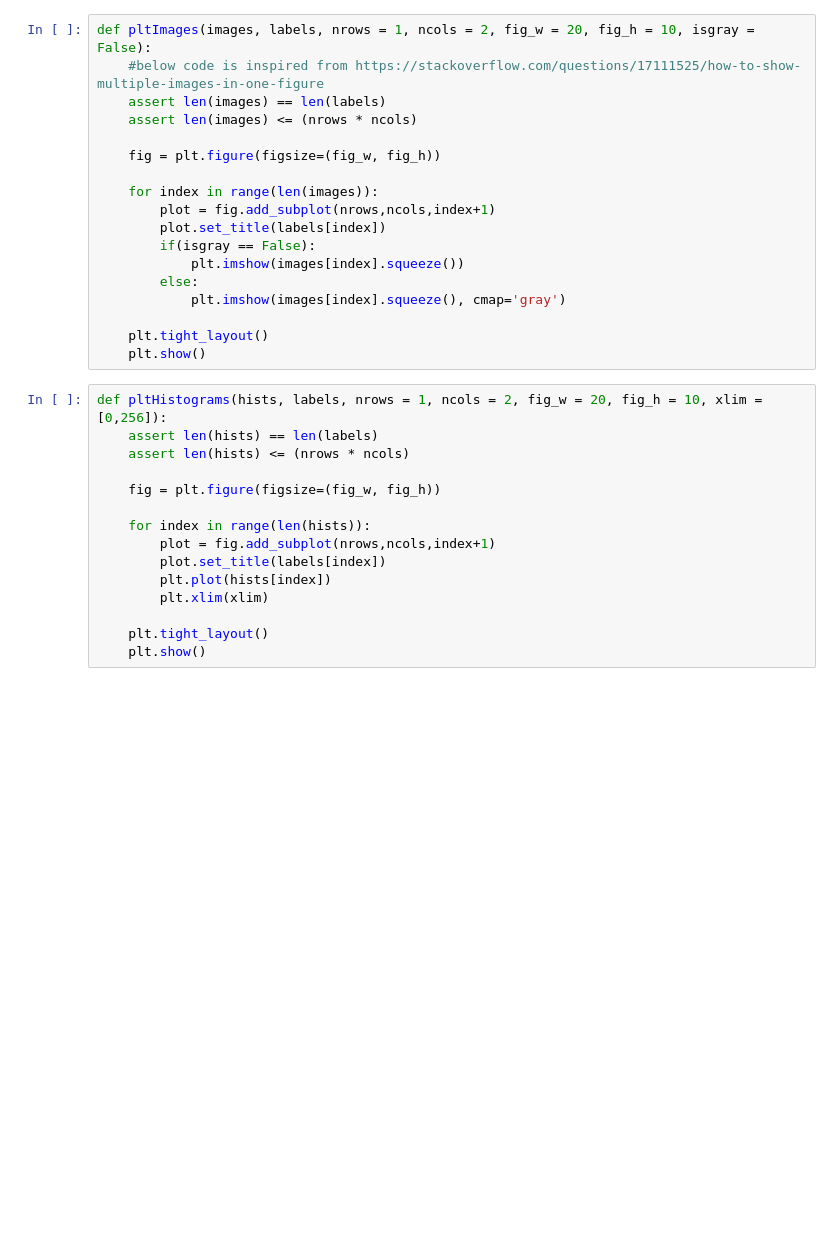
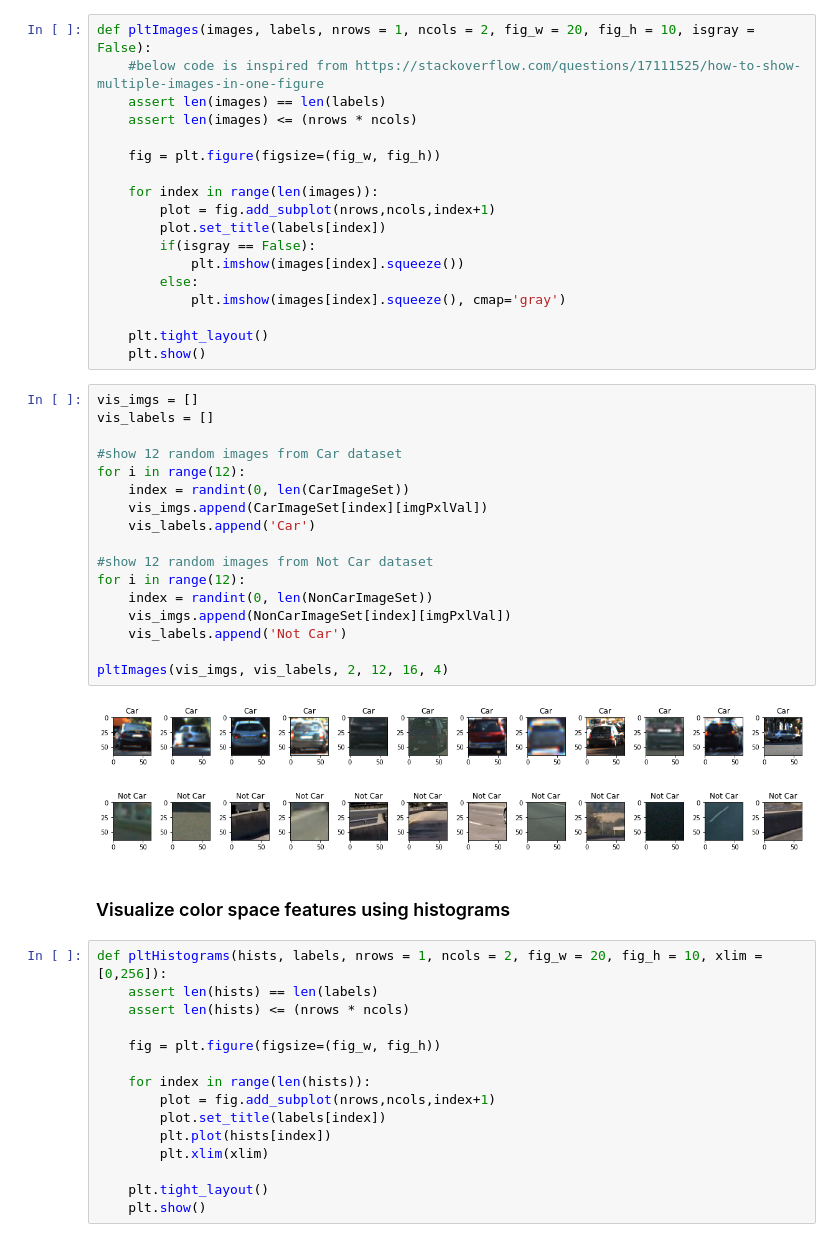
Before and after one commit to eslamsherif/CarND_Project05VehicleDetectionAndTracking, a Jupyter notebook: Vehicle Detection and Tracking Project.ipynb, the cells around one changed output. Cells and saved outputs as stored; diff of their text form; blank space fills up the shorter version.

```diff
--- a/Vehicle Detection and Tracking Project.ipynb
+++ b/Vehicle Detection and Tracking Project.ipynb
@@ -68,6 +84,27 @@ def pltImages(images, labels, nrows = 1, ncols = 2, fig_w = 20, fig_h = 10, isgr
 
     plt.tight_layout()
     plt.show()
+# %%
+vis_imgs = []
+vis_labels = []
+
+#show 12 random images from Car dataset
+for i in range(12):
+    index = randint(0, len(CarImageSet))
+    vis_imgs.append(CarImageSet[index][imgPxlVal])
+    vis_labels.append('Car')
+
+#show 12 random images from Not Car dataset
+for i in range(12):
+    index = randint(0, len(NonCarImageSet))
+    vis_imgs.append(NonCarImageSet[index][imgPxlVal])
+    vis_labels.append('Not Car')
+
+pltImages(vis_imgs, vis_labels, 2, 12, 16, 4)
+# %% [output]
+[figure, added]
+# %% [markdown]
+### Visualize color space features using histograms
 # %%
 def pltHistograms(hists, labels, nrows = 1, ncols = 2, fig_w = 20, fig_h = 10, xlim = [0,256]):
     assert len(hists) == len(labels)
```
Also changed, not shown: parts of 18 cells of this notebook.
